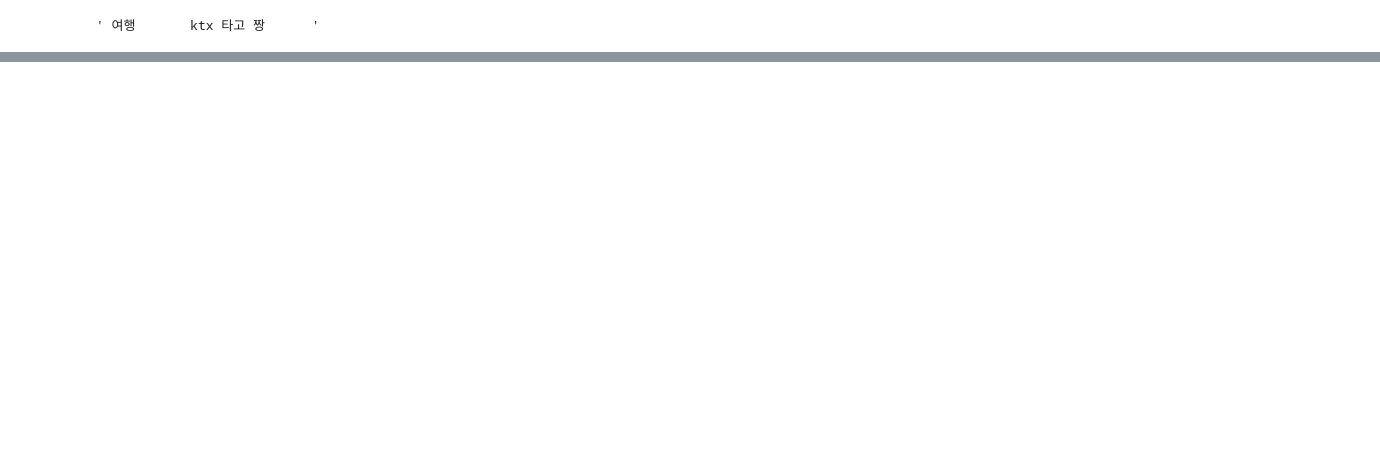
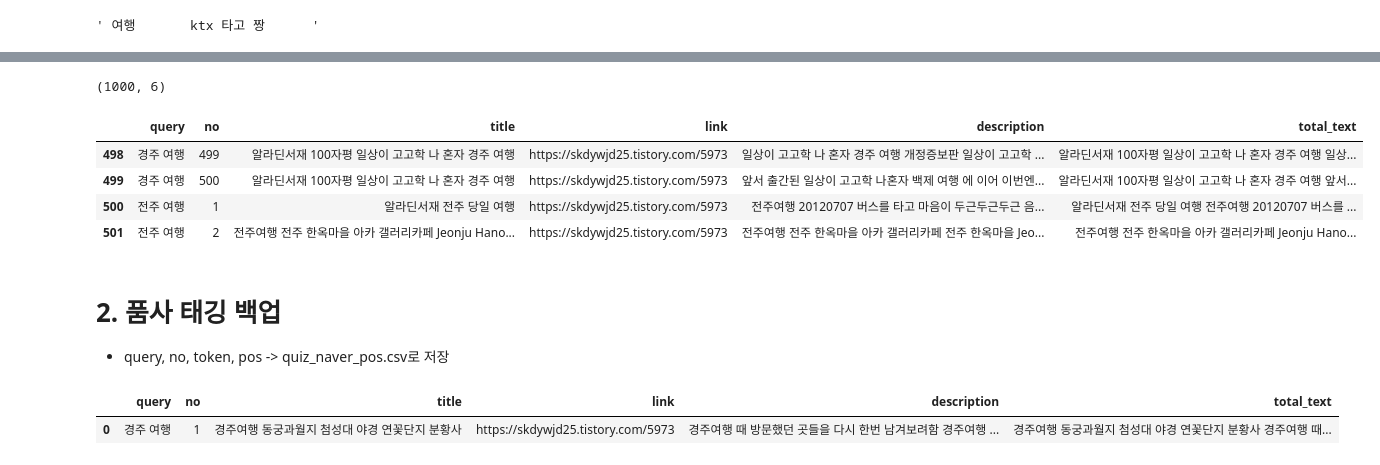
Before and after one commit to OKz4p/ai, a Jupyter notebook: source/06_자연어처리/ch2_Quiz_경주여행과 전주여행 비교.ipynb, the cells around one changed output, grey strips where cells are left out. Cells and saved outputs as stored; diff of their text form; code cells hidden in the pictures; blank space fills up the shorter version.

```diff
--- a/source/06_자연어처리/ch2_Quiz_경주여행과 전주여행 비교.ipynb
+++ b/source/06_자연어처리/ch2_Quiz_경주여행과 전주여행 비교.ipynb
@@ -115,7 +115,7 @@ description = item['description'].replace('<b>', ' ').replace('</b>', ' ')
 description = unescape(description)
 description = re.sub(r'[^a-zA-Z0-9가-힣]', ' ', description)
 link = item['link']
-totaltext = title + ' ' + description
+total_text = title + ' ' + description
 print(totaltext)
 print(link)
 # %% [output]
@@ -145,4 +202,10 @@ def get_search_item_return(query, start):
 # %%
+import time
+queries = ['경주 여행', '전주 여행']
+max_start = 5
+result_total = []
 for query in queries:
     for start in range(1, max_start+1):
-        get_search_item_return(query, start)
+        print(f'{query} 읽어오는중...{start}/{max_start}')
+        result_total.extend(get_search_item_return(query, start))
+        time.sleep(0.5)
@@ -148,0 +223,12 @@ for query in queries:
+# %%
+import pandas as pd
+df = pd.DataFrame(result_total)
+print(df.shape)
+df.loc[498:501]
+# %% [output]
+(1000, 6)
+|  | query | no | title | link | description | total_text |
+| 498 | 경주 여행 | 499 | 알라딘서재 100자평 일상이 고고학 나 혼자 경주 여행 | https://skdywjd25.tistory.com/5973 | 일상이 고고학 나 혼자 경주 여행 개정증보판 일상이 고고학 ... | 알라딘서재 100자평 일상이 고고학 나 혼자 경주 여행 일상... |
+| 499 | 경주 여행 | 500 | 알라딘서재 100자평 일상이 고고학 나 혼자 경주 여행 | https://skdywjd25.tistory.com/5973 | 앞서 출간된 일상이 고고학 나혼자 백제 여행 에 이어 이번엔... | 알라딘서재 100자평 일상이 고고학 나 혼자 경주 여행 앞서... |
+| 500 | 전주 여행 | 1 | 알라딘서재 전주 당일 여행 | https://skdywjd25.tistory.com/5973 | 전주여행 20120707 버스를 타고 마음이 두근두근두근 음... | 알라딘서재 전주 당일 여행 전주여행 20120707 버스를 ... |
+| 501 | 전주 여행 | 2 | 전주여행 전주 한옥마을 아카 갤러리카페 Jeonju Hano... | https://skdywjd25.tistory.com/5973 | 전주여행 전주 한옥마을 아카 갤러리카페 전주 한옥마을 Jeo... | 전주여행 전주 한옥마을 아카 갤러리카페 Jeonju Hano... |
@@ -148,0 +237,9 @@ for query in queries:
+# %% [markdown]
+# 2. 품사 태깅 백업
+- query, no, token, pos -> quiz_naver_pos.csv로 저장
+# %%
+df = pd.read_csv('data/quiz_naver.csv', encoding='cp949')
+df.head(1)
+# %% [output]
+|  | query | no | title | link | description | total_text |
+| 0 | 경주 여행 | 1 | 경주여행 동궁과월지 첨성대 야경 연꽃단지 분황사 | https://skdywjd25.tistory.com/5973 | 경주여행 때 방문했던 곳들을 다시 한번 남겨보려함 경주여행 ... | 경주여행 동궁과월지 첨성대 야경 연꽃단지 분황사 경주여행 때... |
```
Also changed, not shown: parts of 43 cells of this notebook, 5 other files.
